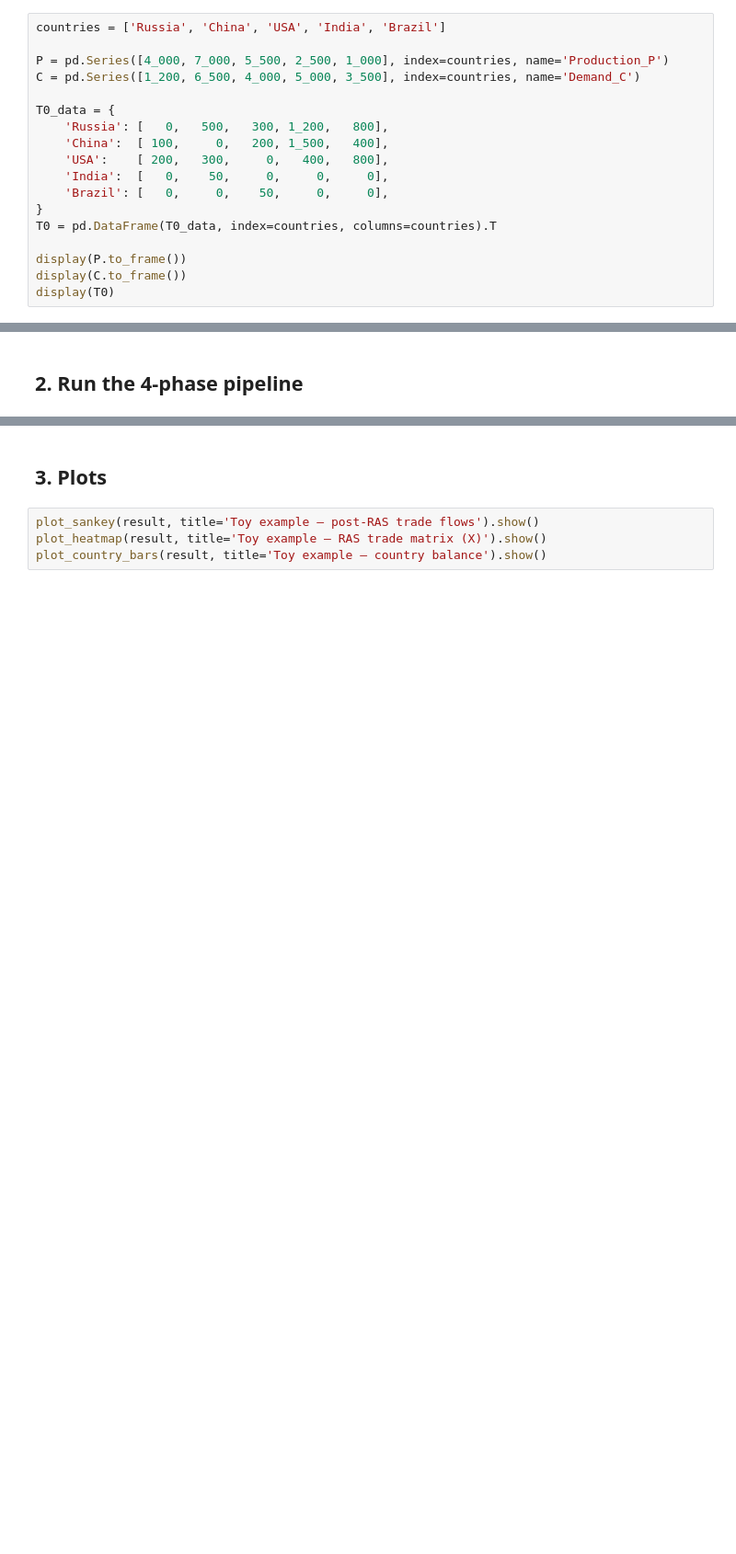
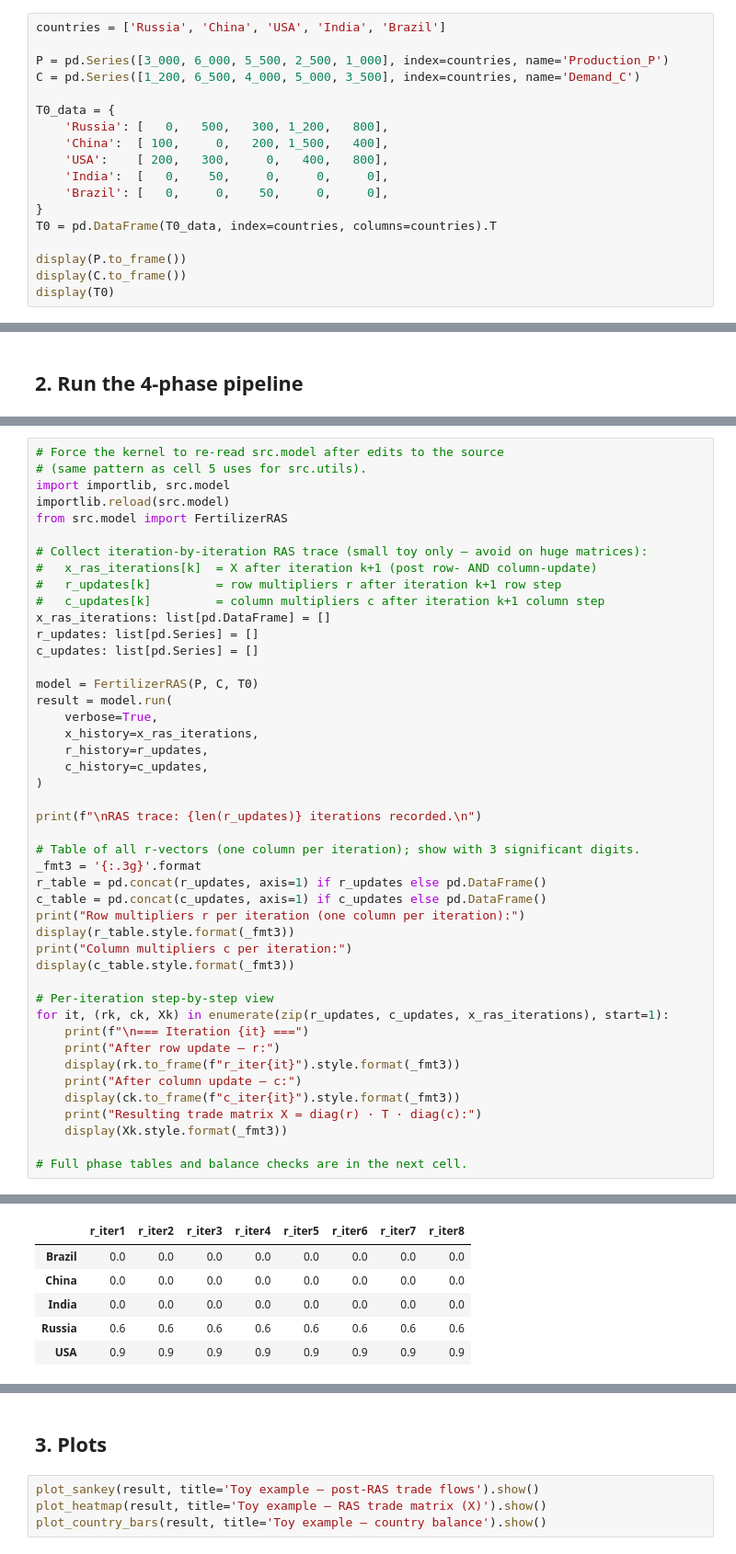
Before and after one commit to machteldcarmen/ALLFED-RAS-Fertilizer, a Jupyter notebook: scripts/toy_example.ipynb, the cells around one changed output, grey strips where cells are left out. Shown at 92% size. Cells and saved outputs as stored; diff of their text form; blank space fills up the shorter version.

Commit message:
model, vix, notebooks, tests; add docs/main.pdf

```diff
--- a/scripts/toy_example.ipynb
+++ b/scripts/toy_example.ipynb
@@ -28,7 +28,7 @@ Units: thousands of tonnes (kt). Assumption: Russia cut 60 %, China cut 30 %.
 # %%
 countries = ['Russia', 'China', 'USA', 'India', 'Brazil']
 
-P = pd.Series([4_000, 7_000, 5_500, 2_500, 1_000], index=countries, name='Production_P')
+P = pd.Series([3_000, 6_000, 5_500, 2_500, 1_000], index=countries, name='Production_P')
 C = pd.Series([1_200, 6_500, 4_000, 5_000, 3_500], index=countries, name='Demand_C')
 
 T0_data = {
@@ -53,0 +94,46 @@ display(sanity_checks(result))
+# %%
+# Force the kernel to re-read src.model after edits to the source
+# (same pattern as cell 5 uses for src.utils).
+import importlib, src.model
+importlib.reload(src.model)
+from src.model import FertilizerRAS
+
+# Collect iteration-by-iteration RAS trace (small toy only — avoid on huge matrices):
+#   x_ras_iterations[k]  = X after iteration k+1 (post row- AND column-update)
+#   r_updates[k]         = row multipliers r after iteration k+1 row step
+#   c_updates[k]         = column multipliers c after iteration k+1 column step
+x_ras_iterations: list[pd.DataFrame] = []
+r_updates: list[pd.Series] = []
+c_updates: list[pd.Series] = []
+
+model = FertilizerRAS(P, C, T0)
+result = model.run(
+    verbose=True,
+    x_history=x_ras_iterations,
+    r_history=r_updates,
+    c_history=c_updates,
+)
+
+print(f"\nRAS trace: {len(r_updates)} iterations recorded.\n")
+
+# Table of all r-vectors (one column per iteration); show with 3 significant digits.
+_fmt3 = '{:.3g}'.format
+r_table = pd.concat(r_updates, axis=1) if r_updates else pd.DataFrame()
+c_table = pd.concat(c_updates, axis=1) if c_updates else pd.DataFrame()
+print("Row multipliers r per iteration (one column per iteration):")
+display(r_table.style.format(_fmt3))
+print("Column multipliers c per iteration:")
+display(c_table.style.format(_fmt3))
+
+# Per-iteration step-by-step view
+for it, (rk, ck, Xk) in enumerate(zip(r_updates, c_updates, x_ras_iterations), start=1):
+    print(f"\n=== Iteration {it} ===")
+    print("After row update — r:")
+    display(rk.to_frame(f"r_iter{it}").style.format(_fmt3))
+    print("After column update — c:")
+    display(ck.to_frame(f"c_iter{it}").style.format(_fmt3))
+    print("Resulting trade matrix X = diag(r) · T · diag(c):")
+    display(Xk.style.format(_fmt3))
+
+# Full phase tables and balance checks are in the next cell.
+# %% [output]
@@ -53,0 +145,6 @@ display(sanity_checks(result))
+|  | r_iter1 | r_iter2 | r_iter3 | r_iter4 | r_iter5 | r_iter6 | r_iter7 | r_iter8 |
+| Brazil | 0.0 | 0.0 | 0.0 | 0.0 | 0.0 | 0.0 | 0.0 | 0.0 |
+| China | 0.0 | 0.0 | 0.0 | 0.0 | 0.0 | 0.0 | 0.0 | 0.0 |
+| India | 0.0 | 0.0 | 0.0 | 0.0 | 0.0 | 0.0 | 0.0 | 0.0 |
+| Russia | 0.6 | 0.6 | 0.6 | 0.6 | 0.6 | 0.6 | 0.6 | 0.6 |
+| USA | 0.9 | 0.9 | 0.9 | 0.9 | 0.9 | 0.9 | 0.9 | 0.9 |
```
Also changed, not shown: parts of 8 cells of this notebook, 6 other files.
